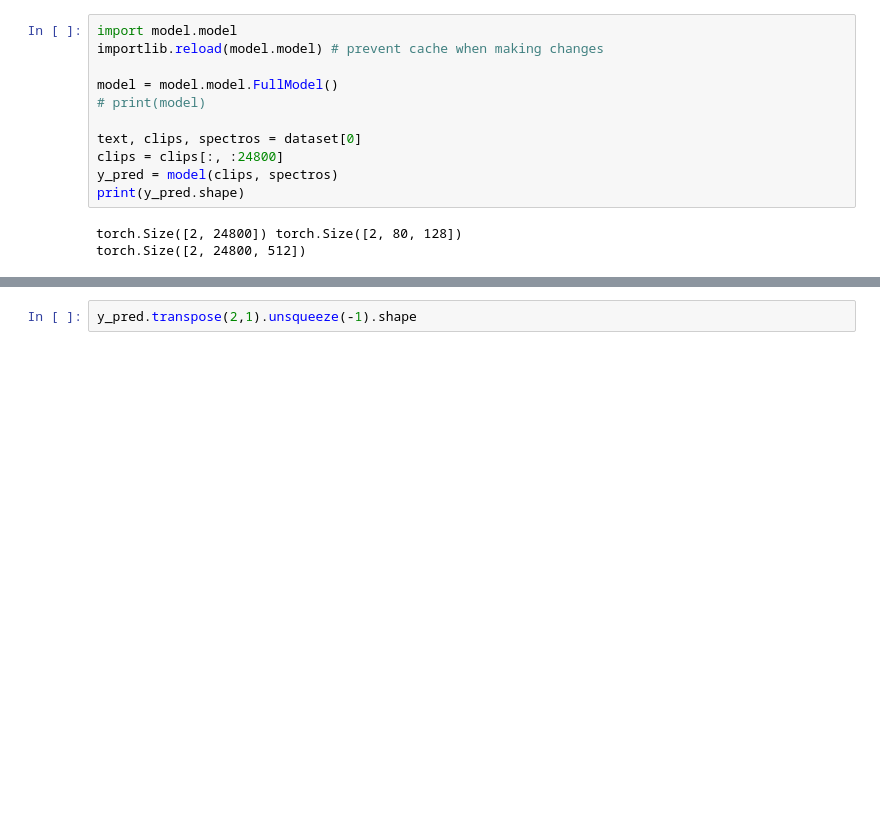
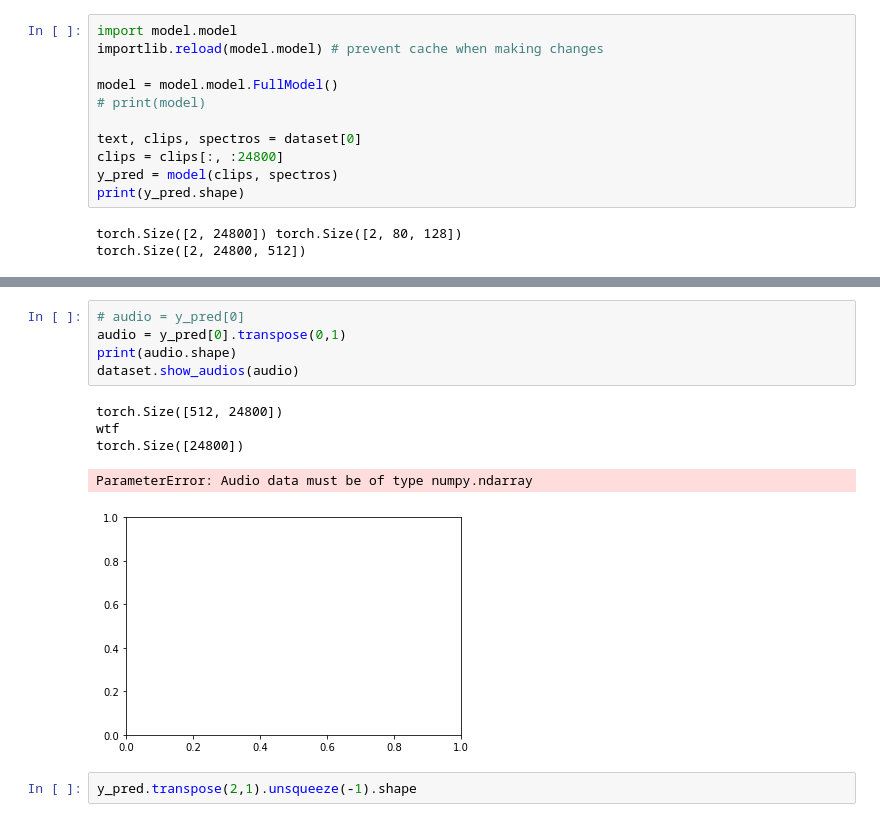
Before and after one commit to CISC-867/Project, a Jupyter notebook: main.ipynb, the cells around one changed output, grey strips where cells are left out. Saved outputs shown, nothing was run; the diff lists cells and outputs as text; blank space fills up the shorter version.

Commit message:
data science

```diff
--- a/main.ipynb
+++ b/main.ipynb
@@ -91,3 +97,14 @@ torch.Size([2, 24800, 512])
+# %%
+# audio = y_pred[0]
+audio = y_pred[0].transpose(0,1)
+print(audio.shape)
+dataset.show_audios(audio)
+# %% [output]
+torch.Size([512, 24800])
+wtf
+torch.Size([24800])
+ParameterError: Audio data must be of type numpy.ndarray
+[figure, added]
 # %%
 y_pred.transpose(2,1).unsqueeze(-1).shape
 # %% [output]
```
Also changed, not shown: parts of 1 cell of this notebook, 1 other file.
